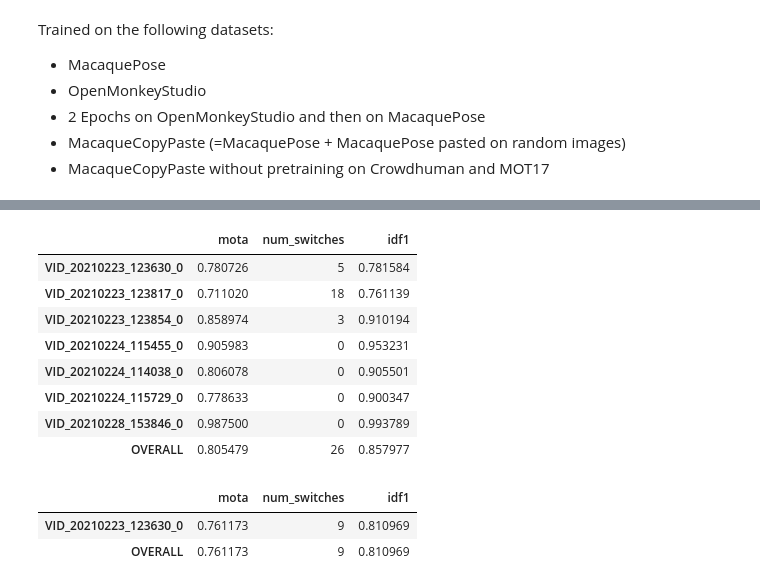
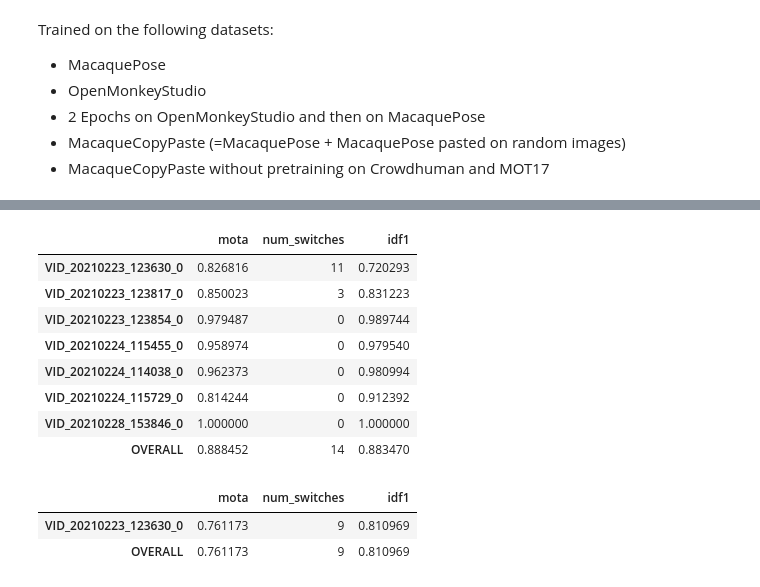
Before and after one commit to ecker-lab/PriMAT-tracking, a Jupyter notebook: own_ideas/evaluation.ipynb, the cells around one changed output, grey strips where cells are left out. Drawn from its saved outputs; the diff is of its cells as text; code cells hidden in the pictures.

```diff
--- a/own_ideas/evaluation.ipynb
+++ b/own_ideas/evaluation.ipynb
@@ -223,16 +211,17 @@ evaluate_model(model, seqs, path = "thresholds/")
 # %%
 #With overall
-model = 'mcqcpz120_0.02_0.3_0.3_0.5'
-evaluate_model(model, seqs, path = "thresholds/")
+#model = 'mcqcpz120_0.02_0.3_0.3_0.5'
+model = 'mcqcpwild_lr_130'
+evaluate_model(model, seqs)
 # %% [output]
 |  | mota | num_switches | idf1 |
-| VID_20210223_123630_0 | 0.780726 | 5 | 0.781584 |
-| VID_20210223_123817_0 | 0.711020 | 18 | 0.761139 |
-| VID_20210223_123854_0 | 0.858974 | 3 | 0.910194 |
-| VID_20210224_115455_0 | 0.905983 | 0 | 0.953231 |
-| VID_20210224_114038_0 | 0.806078 | 0 | 0.905501 |
-| VID_20210224_115729_0 | 0.778633 | 0 | 0.900347 |
-| VID_20210228_153846_0 | 0.987500 | 0 | 0.993789 |
-| OVERALL | 0.805479 | 26 | 0.857977 |
+| VID_20210223_123630_0 | 0.826816 | 11 | 0.720293 |
+| VID_20210223_123817_0 | 0.850023 | 3 | 0.831223 |
+| VID_20210223_123854_0 | 0.979487 | 0 | 0.989744 |
+| VID_20210224_115455_0 | 0.958974 | 0 | 0.979540 |
+| VID_20210224_114038_0 | 0.962373 | 0 | 0.980994 |
+| VID_20210224_115729_0 | 0.814244 | 0 | 0.912392 |
+| VID_20210228_153846_0 | 1.000000 | 0 | 1.000000 |
+| OVERALL | 0.888452 | 14 | 0.883470 |
 # %%
 #With overall
```
Also changed, not shown: parts of 11 cells of this notebook, 11 other files.
